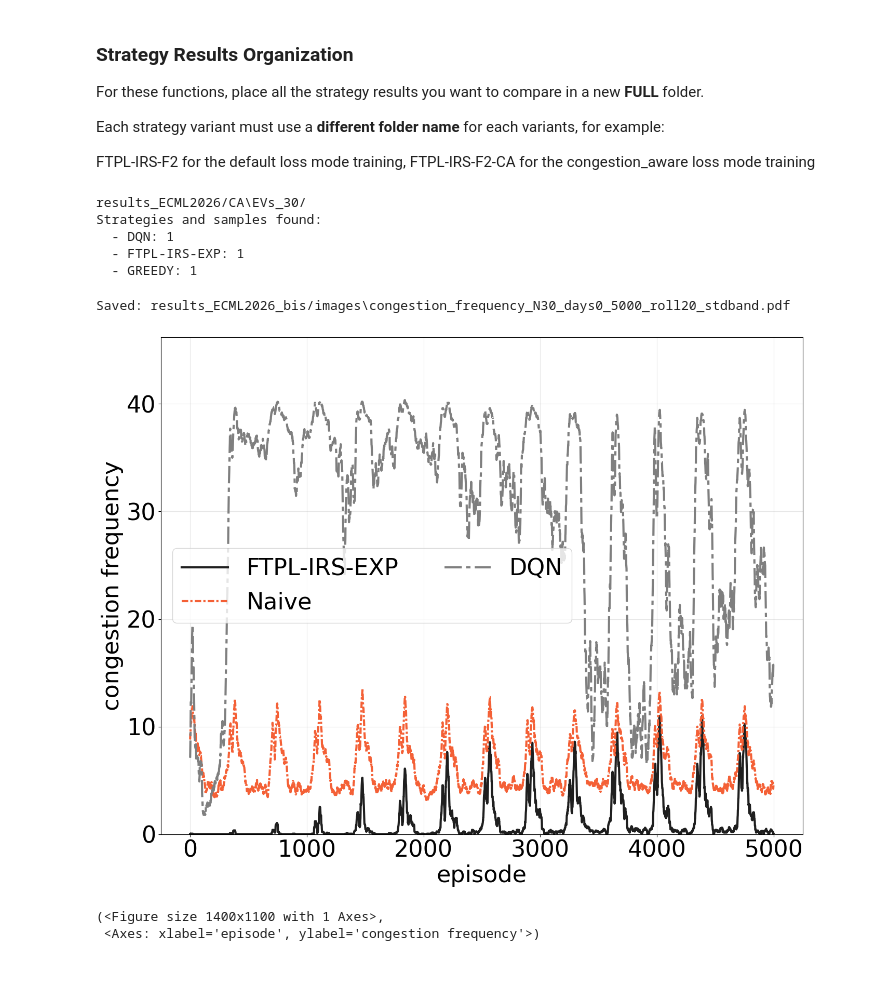
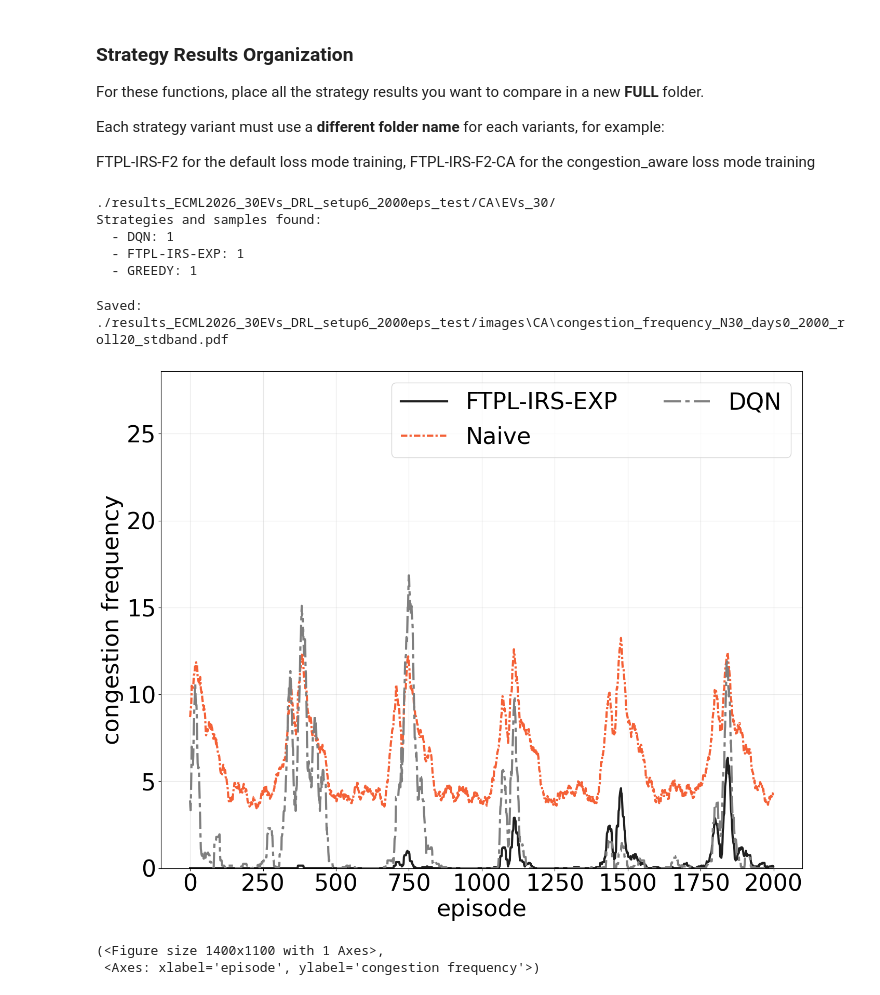
Before and after one commit to yaju1995/ecml2026, a Jupyter notebook: simulation/results_analysis-CA.ipynb, the cells around one changed output. Cells and saved outputs as stored; diff of their text form; code cells hidden in the pictures.

```diff
--- a/simulation/results_analysis-CA.ipynb
+++ b/simulation/results_analysis-CA.ipynb
@@ -21,9 +21,9 @@ Strategy.register("GREEDY", Baseline)
 Strategy.register("EV_DRL", DRL)
 # add drl
 
-
-base_path = "./results_ECML2026/"
-strategies_and_samples_dict = find_strategies_and_samples(base_path, verbose=True)
+# Base directory for this experiment
+BASE_PATH = "./results_ECML2026_30EVs_DRL_setup6_2000eps_test/"
+strategies_and_samples_dict = find_strategies_and_samples(BASE_PATH, verbose=True)
 # %% [output]
 Strategies and samples found:
   - CA: 1
@@ -32,5 +32,13 @@ Strategies and samples found:
   - tables: 2
 # %% [markdown]
 ## Load all results
+# %%
+# Subdirectories
+RESULT_PATH = os.path.join(BASE_PATH, "CA")
+SAVE_PATH   = os.path.join(BASE_PATH, "images", "CA")
+TABLE_PATH = os.path.join(BASE_PATH, "tables")
+# Ensure all required directories exist
+for path in [BASE_PATH, RESULT_PATH, SAVE_PATH,TABLE_PATH]:
+    os.makedirs(path, exist_ok=True)
 # %%
 cmp = StrategyComparison(
@@ -104,24 +107,25 @@ Each strategy variant must use a **different folder name** for each variants, fo
 FTPL-IRS-F2 for the default loss mode training, FTPL-IRS-F2-CA for the congestion_aware loss mode training
 # %%
 cmp = StrategyComparison(
-    path="results_ECML2026/CA",  # or whatever root contains EVs_{N}/ # FULL to CA
+    path=RESULT_PATH,  # or whatever root contains EVs_{N}/ # FULL to CA
     n_agents=30,
     verbose=True,
 
 )
 
 cmp.plot_congestion_frequency_from_disk(window_size=20,legend_fontsize=32,
     tick_fontsize=32,
     axis_label_fontsize=32,
-    figsize=(14,11))
+    figsize=(14,11),
+    save_path=SAVE_PATH)
 # %% [output]
-results_ECML2026/CA\EVs_30/
+./results_ECML2026_30EVs_DRL_setup6_2000eps_test/CA\EVs_30/
 Strategies and samples found:
   - DQN: 1
   - FTPL-IRS-EXP: 1
   - GREEDY: 1
-Saved: results_ECML2026_bis/images\congestion_frequency_N30_days0_5000_roll20_stdband.pdf
+Saved: ./results_ECML2026_30EVs_DRL_setup6_2000eps_test/images\CA\congestion_frequency_N30_days0_2000_roll20_stdband.pdf
-[figure, old version]
+[figure, new version]
 (<Figure size 1400x1100 with 1 Axes>,
  <Axes: xlabel='episode', ylabel='congestion frequency'>)
 # %%
```
Also changed, not shown: parts of 5 cells of this notebook, 15 other files.
